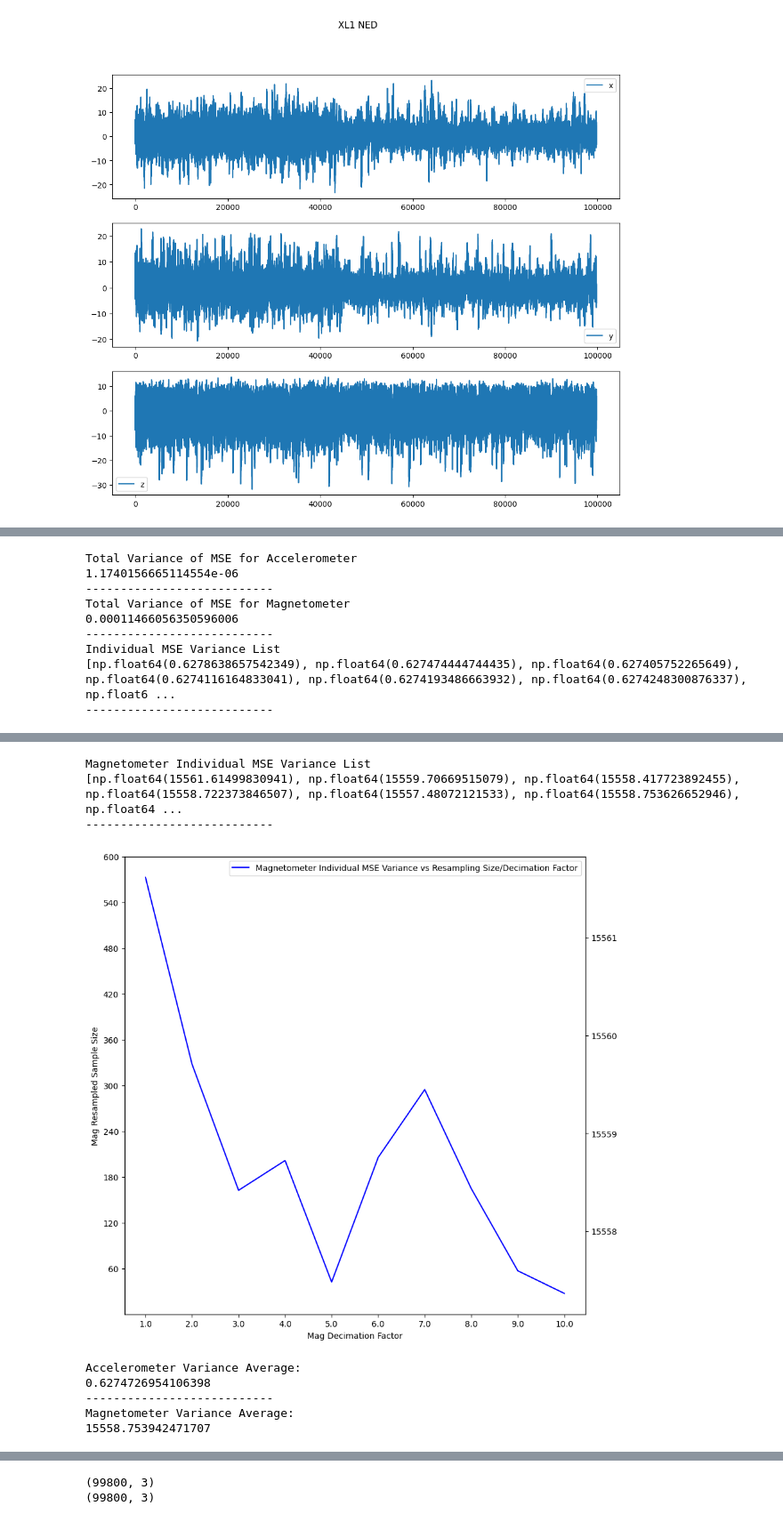
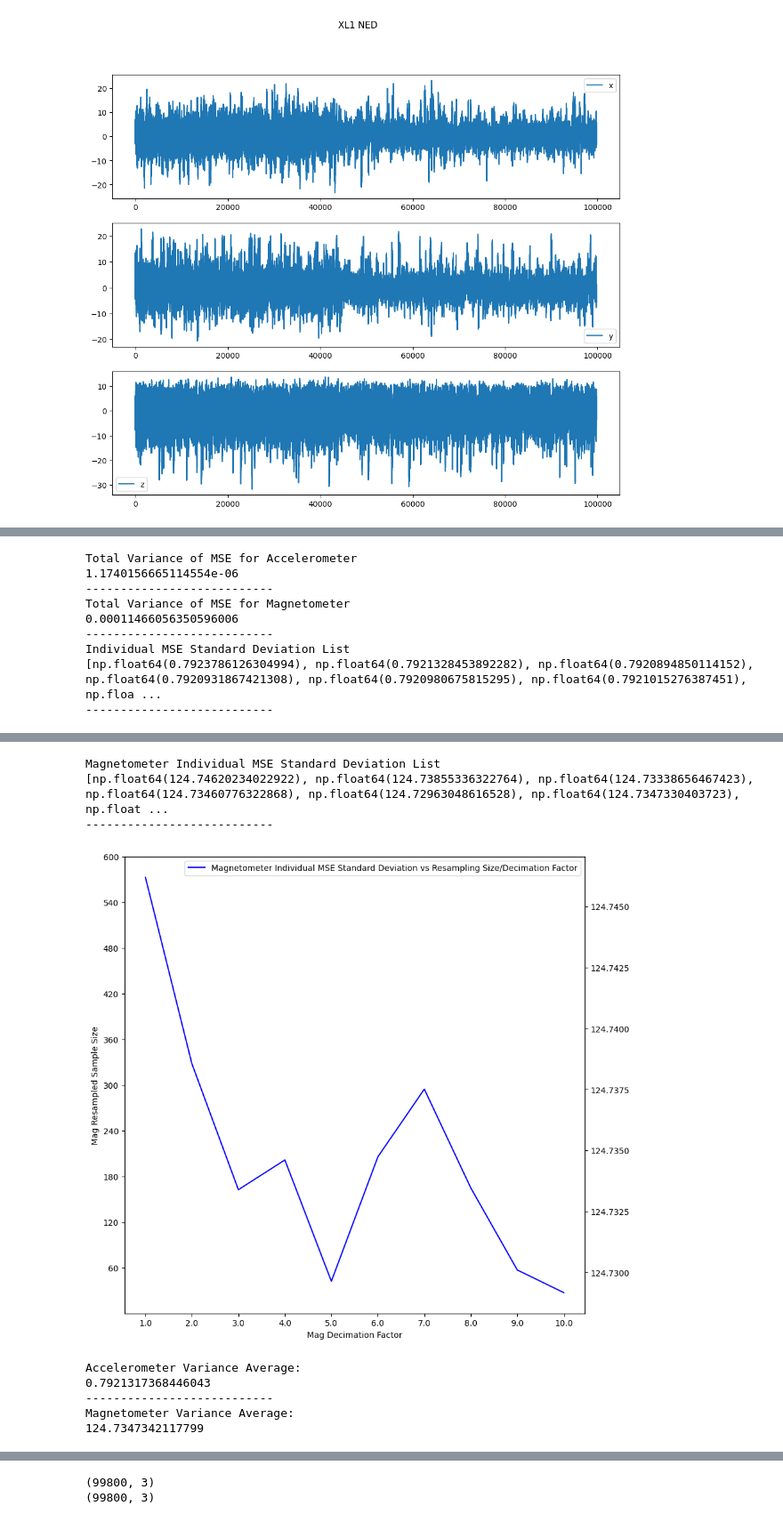
Before and after one commit to ahmedRafique744/Trim-management, a Jupyter notebook: imu_processing.ipynb, the cells around one changed output, grey strips where cells are left out. Shown at 89% size. Cells and saved outputs as stored; diff of their text form; code cells hidden in the pictures.

```diff
--- a/imu_processing.ipynb
+++ b/imu_processing.ipynb
@@ -494,7 +506,7 @@ for i in range(1, 11, 1):
     mag_total_mse = 0
     mag_check = False
     mag_interval_vals = [] # a list of all MSE values for per decimation factor
-    for (name, xl_grp), (name, mg_grp), (name, gy_grp) in zip(xl_group, mg_group, gy_group):
+    for (name, xl_grp), (name2, mg_grp), (name3, gy_grp) in zip(xl_group, mg_group, gy_group):
         mag_required = correct_data(mg_grp.drop(columns=['interval']).values)
         mag_test = microtesla_to_nanotesla(mag_required[:,1:])
 
@@ -515,7 +527,6 @@ for i in range(1, 11, 1):
         new_mag_w = np.vstack(new_mag_w)
 
         if (new_mag_w.shape[0] == 60):
-            print(new_mag_w.shape)
             mag_check = True
             mag_simulate = new_mag_w[20:40,:]
 
@@ -545,7 +556,7 @@ for i in range(1, 11, 1):
 
             # print("------------------------------------------")
 
-            mag_interval_mse = mean_absolute_error(np.array(mag_d[20:40]), new_mag_w[20:40,:])
+            mag_interval_mse = mean_absolute_error( new_mag_w[20:40,:], np.array(mag_d[20:40]))
             mag_counter += 1
             mag_total_mse += mag_interval_mse
 
@@ -558,6 +569,7 @@ for i in range(1, 11, 1):
         print(mag_counter)
         mag_total_interval_vals.append(mag_interval_vals)
         mag_average_mse = mag_total_mse / mag_counter
+        # mag_average_mse = round(mag_average_mse, 4)
         mag_resample_sizes.append(60*i)
         mag_decimate_sizes.append(mag_factor)
 
@@ -573,7 +585,10 @@ fig, ax1 = plt.subplots()
 fig.set_figwidth(10)
 fig.set_figheight(10)
 ax_t = ax1.twinx()
-ax_t.plot(mag_decimate_sizes, mag_mean_squared_list, label="Mag Mean Squared Error", c="blue")
+ax_t.plot(mag_decimate_sizes, mag_mean_squared_list, label="Mag Mean Absolute Error", c="blue")
+formatter = ScalarFormatter(useOffset=False)
+formatter.set_scientific(False)
+ax_t.yaxis.set_major_formatter(formatter)
 ax1.set_xticks(mag_decimate_sizes, labels=list(mag_decimate_sizes))
 ax1.set_yticks(mag_resample_sizes, labels=list(mag_resample_sizes))
 ax1.set_xlabel("Mag Decimation Factor")
@@ -602,5 +614,5 @@ plt.show()
 # %%
-# Calculating Total MSE Variance
+# Calculating Total MSE Variance/Standard Deviation
 
 mse_variance_xl = np.var(mean_squared_list)
 print("Total Variance of MSE for Accelerometer")
@@ -612,20 +624,20 @@ print("Total Variance of MSE for Magnetometer")
 print(mse_variance_mag)
 print("---------------------------")
 
-#  Calculating Individual MSE Variance for Accelerometer
+#  Calculating Individual MSE Variance/Standard Deviation for Accelerometer
 variance_list = []
 for interval in total_interval_vals:
-    interval_var = np.var(interval)
+    interval_var = np.std(interval)
     variance_list.append(interval_var)
 
-print("Individual MSE Variance List")
+print("Individual MSE Standard Deviation List")
 print(variance_list)
 print("---------------------------")
 fig, ax1 = plt.subplots()
 fig.set_figwidth(10)
 fig.set_figheight(10)
 ax_t = ax1.twinx()
-ax_t.plot(decimate_sizes, variance_list, label="Individual MSE Variance vs Resampling Size/Decimation Factor", c="red")
+ax_t.plot(decimate_sizes, variance_list, label="Individual MSE Standard Deviation vs Resampling Size/Decimation Factor", c="red")
 ax1.set_xticks(decimate_sizes, labels=list(decimate_sizes))
 ax1.set_yticks(resample_sizes, labels=list(resample_sizes))
 ax1.set_xlabel("Decimation Factor")
@@ -633,20 +645,23 @@ ax1.set_ylabel("Resampled Sample Size")
 plt.legend()
 plt.show()
 
-#  Calculating Individual MSE Variance for Magnetometer
+#  Calculating Individual MSE Variance/Standard Deviation for Magnetometer
 mag_variance_list = []
 for mag_interval in mag_total_interval_vals:
-    mag_interval_var = np.var(mag_interval)
+    mag_interval_var = np.std(mag_interval)
     mag_variance_list.append(mag_interval_var)
 
-print("Magnetometer Individual MSE Variance List")
+print("Magnetometer Individual MSE Standard Deviation List")
 print(mag_variance_list)
 print("---------------------------")
 fig, ax1 = plt.subplots()
 fig.set_figwidth(10)
 fig.set_figheight(10)
 ax_t = ax1.twinx()
-ax_t.plot(mag_decimate_sizes, mag_variance_list, label="Magnetometer Individual MSE Variance vs Resampling Size/Decimation Factor", c="blue")
+ax_t.plot(mag_decimate_sizes, mag_variance_list, label="Magnetometer Individual MSE Standard Deviation vs Resampling Size/Decimation Factor", c="blue")
+formatter = ScalarFormatter(useOffset=False)
+formatter.set_scientific(False)
+ax_t.yaxis.set_major_formatter(formatter)
 ax1.set_xticks(mag_decimate_sizes, labels=list(mag_decimate_sizes))
 ax1.set_yticks(mag_resample_sizes, labels=list(mag_resample_sizes))
 ax1.set_xlabel("Mag Decimation Factor")
@@ -671,6 +686,6 @@ Total Variance of MSE for Accelerometer
 Total Variance of MSE for Magnetometer
 0.00011466056350596006
 ---------------------------
-Individual MSE Variance List
-[np.float64(0.6278638657542349), np.float64(0.627474444744435), np.float64(0.627405752265649), np.float64(0.6274116164833041), np.float64(0.6274193486663932), np.float64(0.6274248300876337), np.float6 ...
+Individual MSE Standard Deviation List
+[np.float64(0.7923786126304994), np.float64(0.7921328453892282), np.float64(0.7920894850114152), np.float64(0.7920931867421308), np.float64(0.7920980675815295), np.float64(0.7921015276387451), np.floa ...
 ---------------------------
@@ -678,9 +693,9 @@ Individual MSE Variance List
-Magnetometer Individual MSE Variance List
-[np.float64(15561.61499830941), np.float64(15559.70669515079), np.float64(15558.417723892455), np.float64(15558.722373846507), np.float64(15557.48072121533), np.float64(15558.753626652946), np.float64 ...
+Magnetometer Individual MSE Standard Deviation List
+[np.float64(124.74620234022922), np.float64(124.73855336322764), np.float64(124.73338656467423), np.float64(124.73460776322868), np.float64(124.72963048616528), np.float64(124.7347330403723), np.float ...
 ---------------------------
-[figure, old version]
+[figure, new version]
 Accelerometer Variance Average:
-0.6274726954106398
+0.7921317368446043
 ---------------------------
 Magnetometer Variance Average:
-15558.753942471707
+124.7347342117799
```
Also changed, not shown: parts of 5 cells of this notebook.
